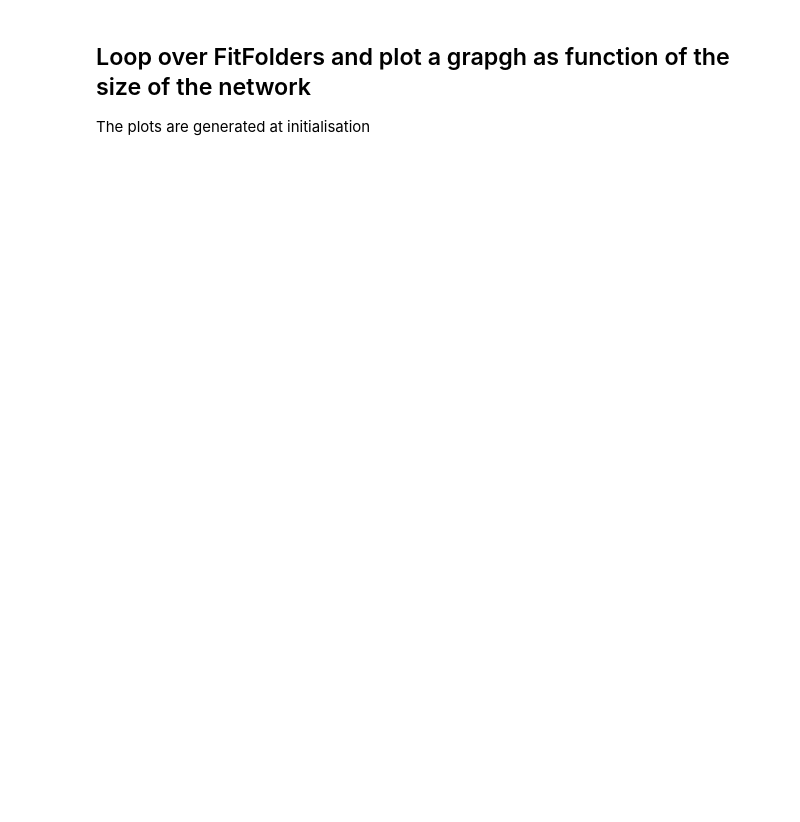
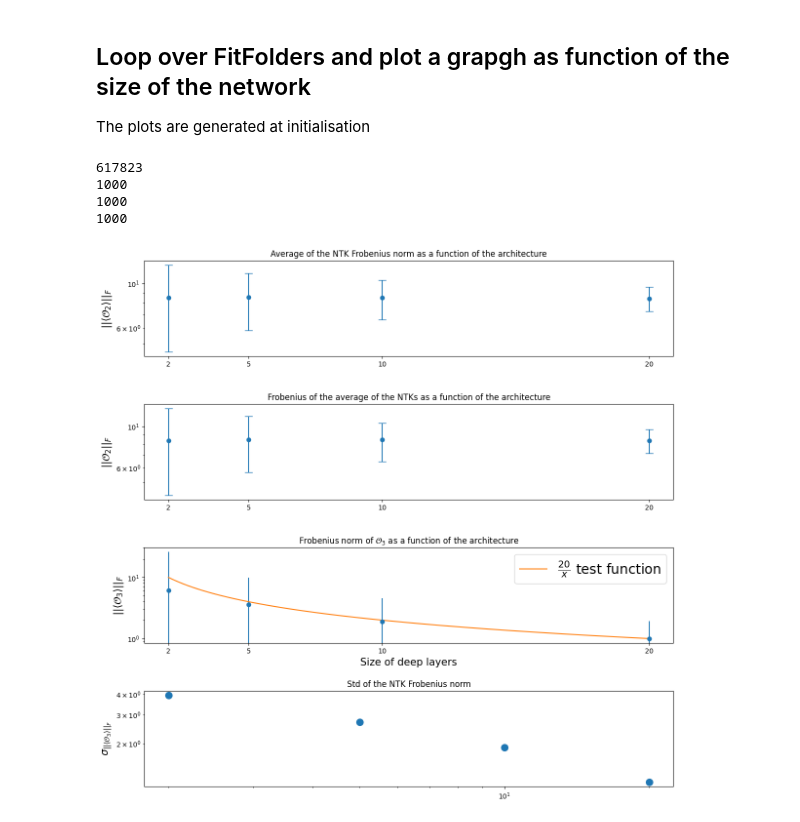
Before and after one commit to achiefa/NTK-interface, a Jupyter notebook: Analysis/Scaling_light.ipynb, the cells around one changed output. Saved outputs shown, nothing was run; the diff lists cells and outputs as text; code cells hidden in the pictures; blank space fills up the shorter version.

```diff
--- a/Analysis/Scaling_light.ipynb
+++ b/Analysis/Scaling_light.ipynb
@@ -68,20 +103,33 @@ The plots are generated at initialisation
 labels = np.zeros(len(FitFolders))
 ntk_mean_values = np.zeros(len(FitFolders))
 ntk_std_values = np.zeros(len(FitFolders))
+ntk_full_mean_values = np.zeros(len(FitFolders))
+ntk_full_std_values = np.zeros(len(FitFolders))
 O3_mean_values = np.zeros(len(FitFolders))
 O3_std_values = np.zeros(len(FitFolders))
 
 for i, fit in enumerate(FitFolders):
-
 
     # TO_DO
     # _data_sample_size is hardcoded and not really recommended. Try to
     # to make it more general
     ntk_frob = NTK_frob(fit, shape=(_data_sample_size, _data_sample_size), observable_name="NTK_eigen")
     o3 = O3(fit, shape=(_data_sample_size, _data_sample_size, _data_sample_size), observable_name="O_3")
-    ntk_frob_mean, ntk_frob_std = ntk_frob.average_over_replicas(0)
-    o3_mean, o3_std = o3.average_over_replicas(0)
+    ntk = NTK_element_wise(fit, shape=(_data_sample_size, _data_sample_size), observable_name="NTK_eigen")
 
-    # Choose a particular data combination for O_3
-    o3_mean_data = o3_mean[0,1,2]
-    o3_std = o3_std[0,1,2]
+    ntk_frob_mean, ntk_frob_std = ntk_frob.average_over_replicas_test(0)
+    o3_mean, o3_std = o3.average_over_replicas_test(0)
+    ntk_full_mean, ntk_full_std = ntk.average_over_replicas_test(0)
+
+    ntk_full_mean_values[i] = np.linalg.norm(ntk_full_mean)
+    ntk_full_std_values[i] = np.linalg.norm(ntk_full_std)
+    ntk_mean_values[i] = ntk_frob_mean
+    ntk_std_values[i] = ntk_frob_std
+    O3_mean_values[i] = o3_mean
+    O3_std_values[i] = o3_std
+    labels[i] = Architectures[i]
+# %% [output]
+617823
+1000
+1000
+1000
@@ -91,0 +136,39 @@ obs_mean, _, obs_vec = o3.average_over_replicas(0)
+# %%
+from matplotlib.ticker import MaxNLocator
+
+f, ax = plt.subplots(4,1, sharex=False, gridspec_kw = {"hspace" : 0.5}, figsize=(14,14))
+#ax.plot( NTK_frob_norms, 'bo', )
+ax[0].errorbar(labels, ntk_mean_values, yerr = ntk_std_values, fmt='o', capsize=6)
+ax[0].set_ylabel(r"$||\left<\mathcal{O}_2 \right>||_F$", fontsize=15)
+ax[0].set_title("Average of the NTK Frobenius norm as a function of the architecture")
+ax[0].set_xticks(labels)
+ax[0].set_yscale('log')
+ax[0].set_yscale('log')
+
+ax[1].errorbar(labels, ntk_full_mean_values, yerr = ntk_full_std_values, fmt='o', capsize=6)
+ax[1].set_ylabel(r"$||\mathcal{O}_2 ||_F$", fontsize=15)
+ax[1].set_title("Frobenius of the average of the NTKs as a function of the architecture")
+ax[1].set_xticks(labels)
+ax[1].set_yscale('log')
+ax[1].set_yscale('log')
+
+ax[2].errorbar(labels, O3_mean_values, yerr = O3_std_values, fmt='o')
+ax[2].set_title("Frobenius norm of $\mathcal{O}_3$ as a function of the architecture")
+ax[2].set_xlabel(r"Size of deep layers", fontsize=15)
+ax[2].set_ylabel(r"$|| \left< \mathcal{O}_3 \right> ||_F$", fontsize=15)
+ax[2].plot(np.linspace(2,20,100), [20/x for x in np.linspace(2,20,100)], label=r"$\frac{20}{x}$ test function")
+ax[2].legend(fontsize=20)
+ax[2].set_xticks(labels)
+ax[2].set_yscale('log')
+
+ax[3].set_title("Std of the NTK Frobenius norm")
+ax[3].set_ylabel(r"$ \sigma_{|| \left< \mathcal{O}_3 \right> ||_F}$", fontsize=15)
+ax[3].plot(labels, ntk_std_values, linestyle='', marker='.', markersize=20)
+ax[3].set_xticks(labels)
+ax[3].set_xscale('log')
+ax[3].set_yscale('log')
+
+
+plt.show()
+# %% [output]
+[figure, added]
```
Also changed, not shown: parts of 9 cells of this notebook.
